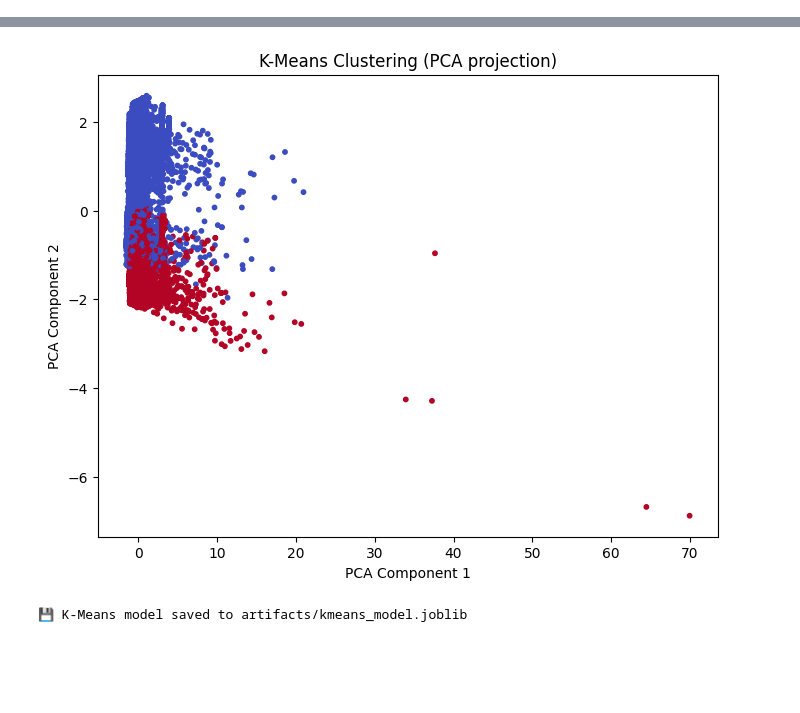
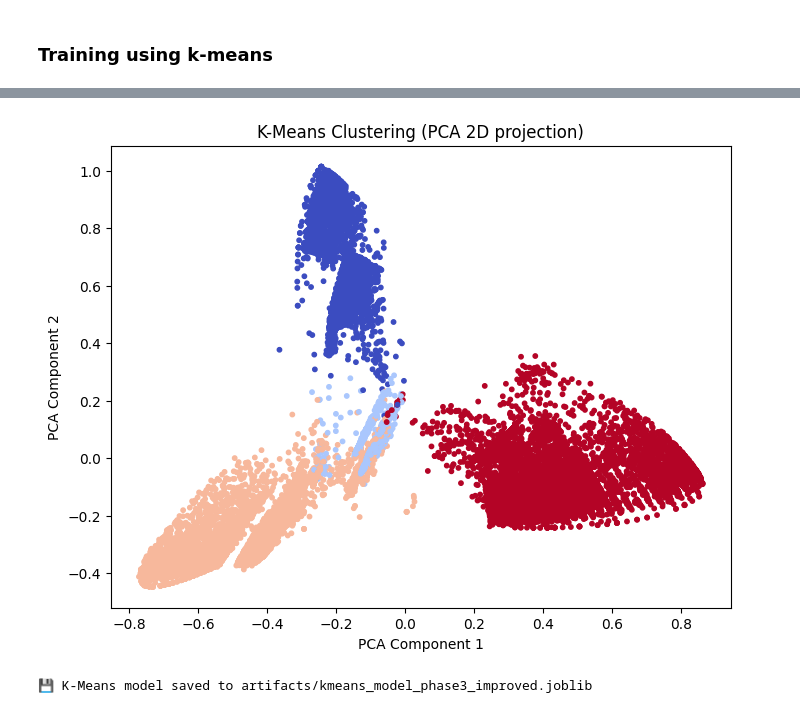
Before and after one commit to Renadyousef/SWE485-Project-Group1, a Jupyter notebook: Phase3_Unsupervised_Learning.ipynb, the cells around one changed output, grey strips where cells are left out. Cells and saved outputs as stored; diff of their text form; code cells hidden in the pictures; blank space fills up the shorter version.

Commit message:
phase3 edit

```diff
--- a/Phase3_Unsupervised_Learning.ipynb
+++ b/Phase3_Unsupervised_Learning.ipynb
@@ -1,71 +100,42 @@
+# %% [markdown]
+### Training using k-means
 # %%
-# ============================================================
-# 📘 Phase 3: Unsupervised Learning (K-Means Clustering)
-# ============================================================
+# ------------------------------------------------------------
+# 6️⃣ Train K-Means with optimal K
+# ------------------------------------------------------------
+optimal_k = cluster_range[np.argmax(sil_scores)]
+print(f"\nOptimal number of clusters according to silhouette: {optimal_k}")
 
-import joblib
-import numpy as np
-from sklearn.cluster import KMeans
-from sklearn.decomposition import PCA
-from sklearn.metrics import confusion_matrix, silhouette_score
-import matplotlib.pyplot as plt
+kmeans = KMeans(n_clusters=optimal_k, random_state=42, n_init=20)
+cluster_labels = kmeans.fit_predict(X_normalized)
+print("✅ K-Means trained with  optimal K")
 
 # ------------------------------------------------------------
-# 1️⃣ Load preprocessed features from Phase 1
+# 7️⃣ Evaluate clustering
 # ------------------------------------------------------------
-data = joblib.load("artifacts/feature_data.joblib")
+final_sil_score = silhouette_score(X_normalized, cluster_labels)
+print(f"🧠 Final Silhouette Score: {final_sil_score:.3f}")
 
-X_train = data["X_train"]   # نستخدم الخصائص فقط
-y_train = data["y_train"]   # سنستخدمه لاحقًا فقط للمقارنة (تحليل)
-
-print("✅ Data loaded successfully")
-print("X_train shape:", X_train.shape)
-
-# ------------------------------------------------------------
-# 2️⃣ Apply K-Means clustering
-# ------------------------------------------------------------
-# نختار عدد الكلاسترات 2 لأن عندنا فئتين: spam / non-spam
-kmeans = KMeans(n_clusters=2, random_state=42, n_init=10)
-
-print("🚀 Training K-Means model...")
-kmeans.fit(X_train)
-print("✅ Model trained successfully!")
-
-# الحصول على التسميات التي أنشأها KMeans
-cluster_labels = kmeans.labels_
-
-# ------------------------------------------------------------
-# 3️⃣ Evaluate clustering quality
-# ------------------------------------------------------------
-# نحسب الـ Silhouette Score لقياس جودة التجمعات
-sil_score = silhouette_score(X_train, cluster_labels)
-print(f"🧠 Silhouette Score: {sil_score:.3f}")
-
-# نقارن الكلاستر مع الليبل الحقيقي فقط للتحليل (مو تدريب)
 cm = confusion_matrix(y_train, cluster_labels)
 print("\nConfusion Matrix (for analysis only):")
 print(cm)
 
 # ------------------------------------------------------------
-# 4️⃣ Visualization (optional - using PCA to reduce to 2D)
+# 8️⃣ Visualization (PCA 2D)
 # ------------------------------------------------------------
-print("\n🎨 Visualizing clusters using PCA (2D)...")
 pca = PCA(n_components=2, random_state=42)
-X_pca = pca.fit_transform(X_train.toarray())
+X_pca = pca.fit_transform(X_normalized)
 
-plt.figure(figsize=(8, 6))
-plt.scatter(
-    X_pca[:, 0], X_pca[:, 1],
-    c=cluster_labels, cmap='coolwarm', s=10
-)
-plt.title("K-Means Clustering (PCA projection)")
+plt.figure(figsize=(8,6))
+plt.scatter(X_pca[:,0], X_pca[:,1], c=cluster_labels, cmap='coolwarm', s=10)
+plt.title("K-Means Clustering (PCA 2D projection)")
 plt.xlabel("PCA Component 1")
 plt.ylabel("PCA Component 2")
 plt.show()
 
 # ------------------------------------------------------------
-# 5️⃣ Save model (optional)
+# 9️⃣ Save the trained model
 # ------------------------------------------------------------
-joblib.dump(kmeans, "artifacts/kmeans_model.joblib")
-print("\n💾 K-Means model saved to artifacts/kmeans_model.joblib")
+joblib.dump(kmeans, "artifacts/kmeans_model_phase3_improved.joblib")
+print("\n💾 K-Means model saved to artifacts/kmeans_model_phase3_improved.joblib")
 # %% [output]
@@ -83,2 +151,2 @@ Confusion Matrix (for analysis only):
-[figure, old version]
+[figure, new version]
-💾 K-Means model saved to artifacts/kmeans_model.joblib
+💾 K-Means model saved to artifacts/kmeans_model_phase3_improved.joblib
```
Also changed, not shown: parts of 6 cells of this notebook, 2 other files.
